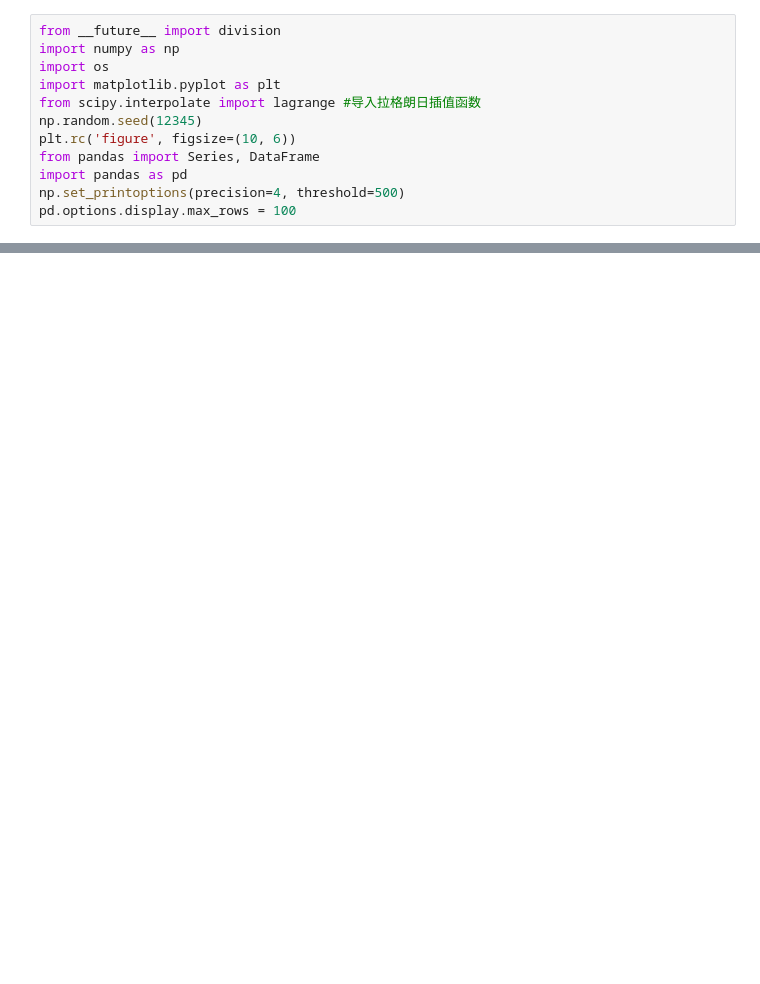
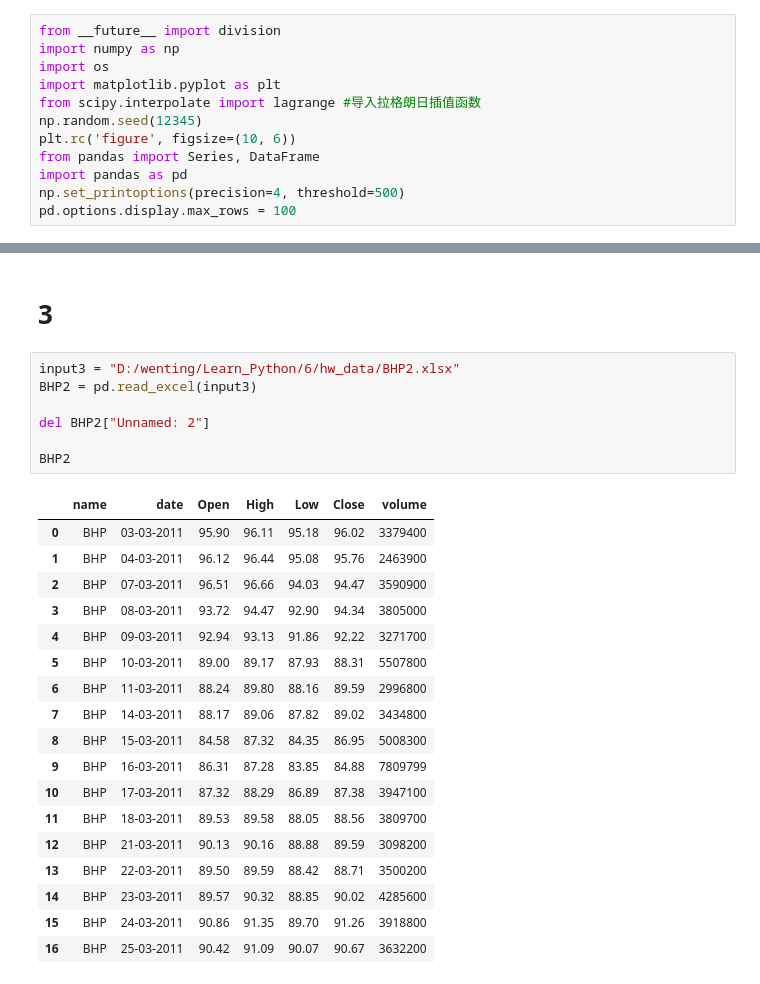
Before and after one commit to WentingRuan/Learn_Python, a Jupyter notebook: 6/hw_06.ipynb, the cells around one changed output, grey strips where cells are left out. Cells and saved outputs as stored; diff of their text form; blank space fills up the shorter version.

```diff
--- a/6/hw_06.ipynb
+++ b/6/hw_06.ipynb
@@ -41,0 +111,28 @@ df.describe()
+# %% [markdown]
+# 3
+# %%
+input3 = "D:/wenting/Learn_Python/6/hw_data/BHP2.xlsx"
+BHP2 = pd.read_excel(input3)
+
+del BHP2["Unnamed: 2"]
+
+BHP2
+# %% [output]
+|  | name | date | Open | High | Low | Close | volume |
+| 0 | BHP | 03-03-2011 | 95.90 | 96.11 | 95.18 | 96.02 | 3379400 |
+| 1 | BHP | 04-03-2011 | 96.12 | 96.44 | 95.08 | 95.76 | 2463900 |
+| 2 | BHP | 07-03-2011 | 96.51 | 96.66 | 94.03 | 94.47 | 3590900 |
+| 3 | BHP | 08-03-2011 | 93.72 | 94.47 | 92.90 | 94.34 | 3805000 |
+| 4 | BHP | 09-03-2011 | 92.94 | 93.13 | 91.86 | 92.22 | 3271700 |
+| 5 | BHP | 10-03-2011 | 89.00 | 89.17 | 87.93 | 88.31 | 5507800 |
+| 6 | BHP | 11-03-2011 | 88.24 | 89.80 | 88.16 | 89.59 | 2996800 |
+| 7 | BHP | 14-03-2011 | 88.17 | 89.06 | 87.82 | 89.02 | 3434800 |
+| 8 | BHP | 15-03-2011 | 84.58 | 87.32 | 84.35 | 86.95 | 5008300 |
+| 9 | BHP | 16-03-2011 | 86.31 | 87.28 | 83.85 | 84.88 | 7809799 |
+| 10 | BHP | 17-03-2011 | 87.32 | 88.29 | 86.89 | 87.38 | 3947100 |
+| 11 | BHP | 18-03-2011 | 89.53 | 89.58 | 88.05 | 88.56 | 3809700 |
+| 12 | BHP | 21-03-2011 | 90.13 | 90.16 | 88.88 | 89.59 | 3098200 |
+| 13 | BHP | 22-03-2011 | 89.50 | 89.59 | 88.42 | 88.71 | 3500200 |
+| 14 | BHP | 23-03-2011 | 89.57 | 90.32 | 88.85 | 90.02 | 4285600 |
+| 15 | BHP | 24-03-2011 | 90.86 | 91.35 | 89.70 | 91.26 | 3918800 |
+| 16 | BHP | 25-03-2011 | 90.42 | 91.09 | 90.07 | 90.67 | 3632200 |
```
Also changed, not shown: parts of 11 cells of this notebook, 5 other files.
